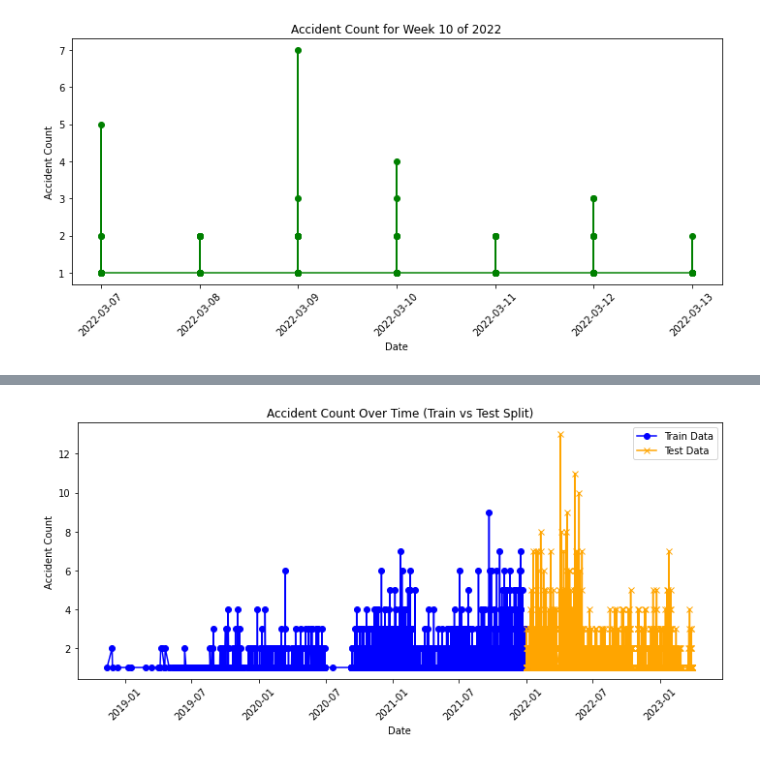
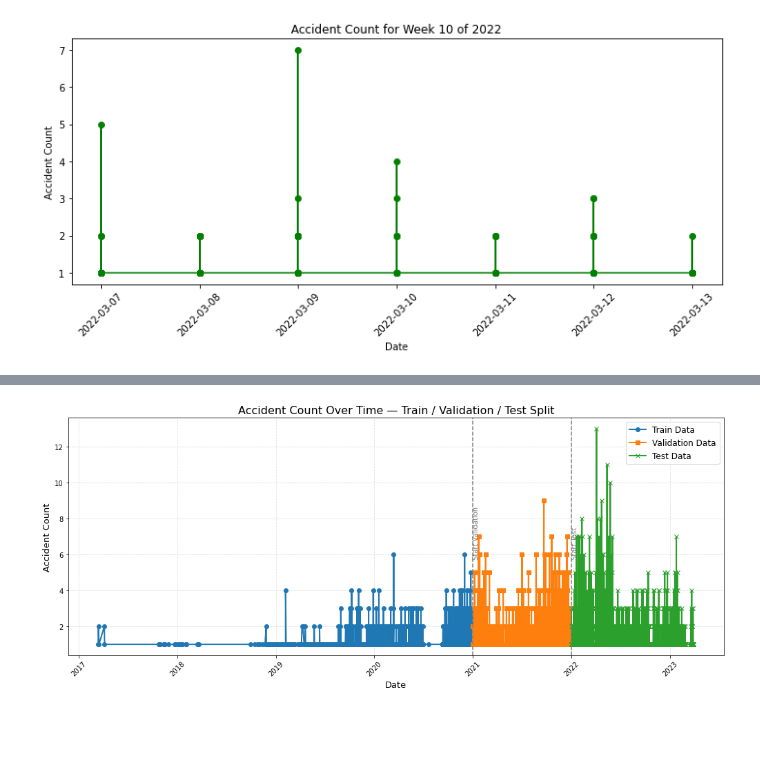
Before and after one commit to rujhannajib/crashcrew, a Jupyter notebook: accidence_forecasting.ipynb, the cells around one changed output, grey strips where cells are left out. Cells and saved outputs as stored; diff of their text form; code cells hidden in the pictures; blank space fills up the shorter version.

```diff
--- a/accidence_forecasting.ipynb
+++ b/accidence_forecasting.ipynb
@@ -33,8 +44,11 @@ root
  |-- Civil_Twilight: string (nullable = true)
  |-- Nautical_Twilight: string (nullable = true)
  |-- Astronomical_Twilight: string (nullable = true)
+# %%
+df = df.dropna()
 # %%
-cols = ["ID", "Start_Time", "City", "State", "Temperature(F)", "Humidity(%)",
+# feature selection
+cols = ["ID", "Start_Time", "Severity", "City", "State", "Temperature(F)", "Humidity(%)",
         "Visibility(mi)", "Precipitation(in)", "Weather_Condition"]
 df = df.select(*cols)
 # %%
@@ -65,7 +80,8 @@ weather_agg = (
           avg("Temperature(F)").alias("Temp"),
           avg("Humidity(%)").alias("Humidity"),
           avg("Visibility(mi)").alias("Visibility"),
-          avg("Precipitation(in)").alias("Precip")
+          avg("Precipitation(in)").alias("Precip"),
+          avg("Severity").alias("Sever"),
       )
 )
 
@@ -154,32 +171,67 @@ data.show(5)
 only showing top 5 rows
 # %%
-train = data.filter(col("Date") < "2022-01-01")
-test  = data.filter(col("Date") >= "2022-01-01")
+# data splitting
+train  = data.filter(col("Date") < "2021-01-01")
+valid  = data.filter((col("Date") >= "2021-01-01") & (col("Date") < "2022-01-01"))
+test   = data.filter(col("Date") >= "2022-01-01")
 # %%
-# Collect to driver
-train_rows = train.select("Date", "Accident_Count").orderBy("Date").collect()
-test_rows  = test.select("Date", "Accident_Count").orderBy("Date").collect()
+# Collect to driver for all three splits
+train_rows = (
+    train.select("Date", "Accident_Count")
+         .orderBy("Date")
+         .collect()
+)
+
+valid_rows = (
+    valid.select("Date", "Accident_Count")
+         .orderBy("Date")
+         .collect()
+)
+
+test_rows = (
+    test.select("Date", "Accident_Count")
+        .orderBy("Date")
+        .collect()
+)
 
 # Convert to numpy arrays
-train_dates = np.array([r["Date"] for r in train_rows])
+train_dates = np.array([r["Date"] for r in train_rows], dtype='datetime64[D]')
 train_counts = np.array([r["Accident_Count"] for r in train_rows], dtype=float)
 
-test_dates = np.array([r["Date"] for r in test_rows])
+valid_dates = np.array([r["Date"] for r in valid_rows], dtype='datetime64[D]')
+valid_counts = np.array([r["Accident_Count"] for r in valid_rows], dtype=float)
+
+test_dates = np.array([r["Date"] for r in test_rows], dtype='datetime64[D]')
 test_counts = np.array([r["Accident_Count"] for r in test_rows], dtype=float)
 
-# Plot both on same graph
-plt.figure(figsize=(10, 5))
-plt.plot(train_dates, train_counts, label='Train Data', color='blue', marker='o')
-plt.plot(test_dates, test_counts, label='Test Data', color='orange', marker='x')
+# Plot
+plt.figure(figsize=(14, 6))
 
-plt.title("Accident Count Over Time (Train vs Test Split)")
-plt.xlabel("Date")
-plt.ylabel("Accident Count")
-plt.legend()
+plt.plot(train_dates, train_counts, label='Train Data', marker='o', linewidth=2)
+plt.plot(valid_dates, valid_counts, label='Validation Data', marker='s', linewidth=2)
+plt.plot(test_dates, test_counts, label='Test Data', marker='x', linewidth=2)
+
+plt.title("Accident Count Over Time — Train / Validation / Test Split", fontsize=16)
+plt.xlabel("Date", fontsize=13)
+plt.ylabel("Accident Count", fontsize=13)
+plt.legend(fontsize=12)
+
+# Optional: split vertical markers
+first_valid = np.min(valid_dates)
+first_test = np.min(test_dates)
+
+plt.axvline(first_valid, color='gray', linestyle='--', linewidth=1.5)
+plt.axvline(first_test, color='gray', linestyle='--', linewidth=1.5)
+
+plt.text(first_valid, max(train_counts)*0.95, " Start Validation", rotation=90, color='gray')
+plt.text(first_test, max(train_counts)*0.95, " Start Test", rotation=90, color='gray')
+
+plt.grid(True, linestyle='--', alpha=0.4)
 plt.xticks(rotation=45)
 plt.tight_layout()
+
 plt.show()
 # %% [output]
-[figure, old version]
+[figure, new version]
 # %%
 feature_cols = ["day_of_week", "month", "is_weekend",
```
Also changed, not shown: parts of 14 cells of this notebook, 1 other file.
